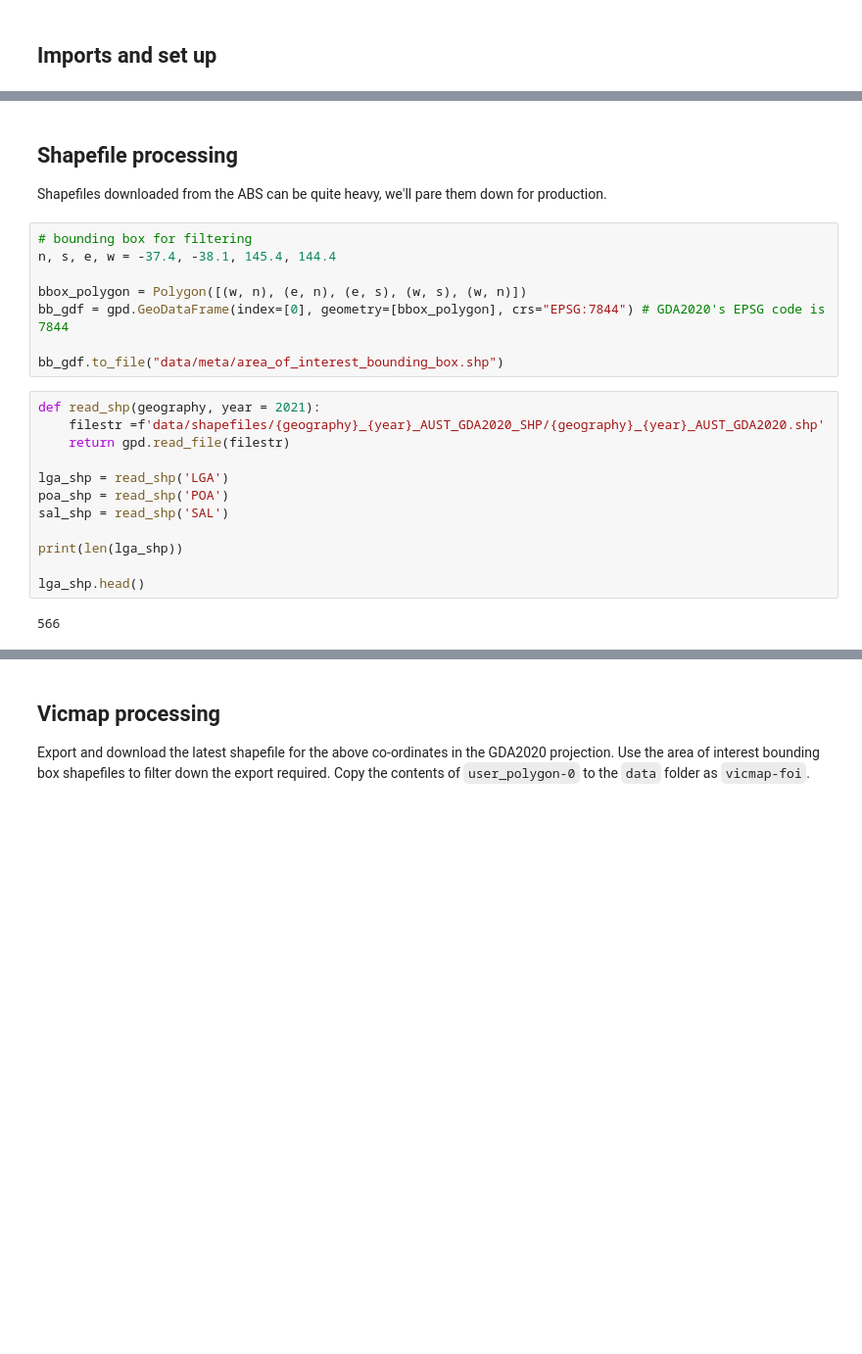
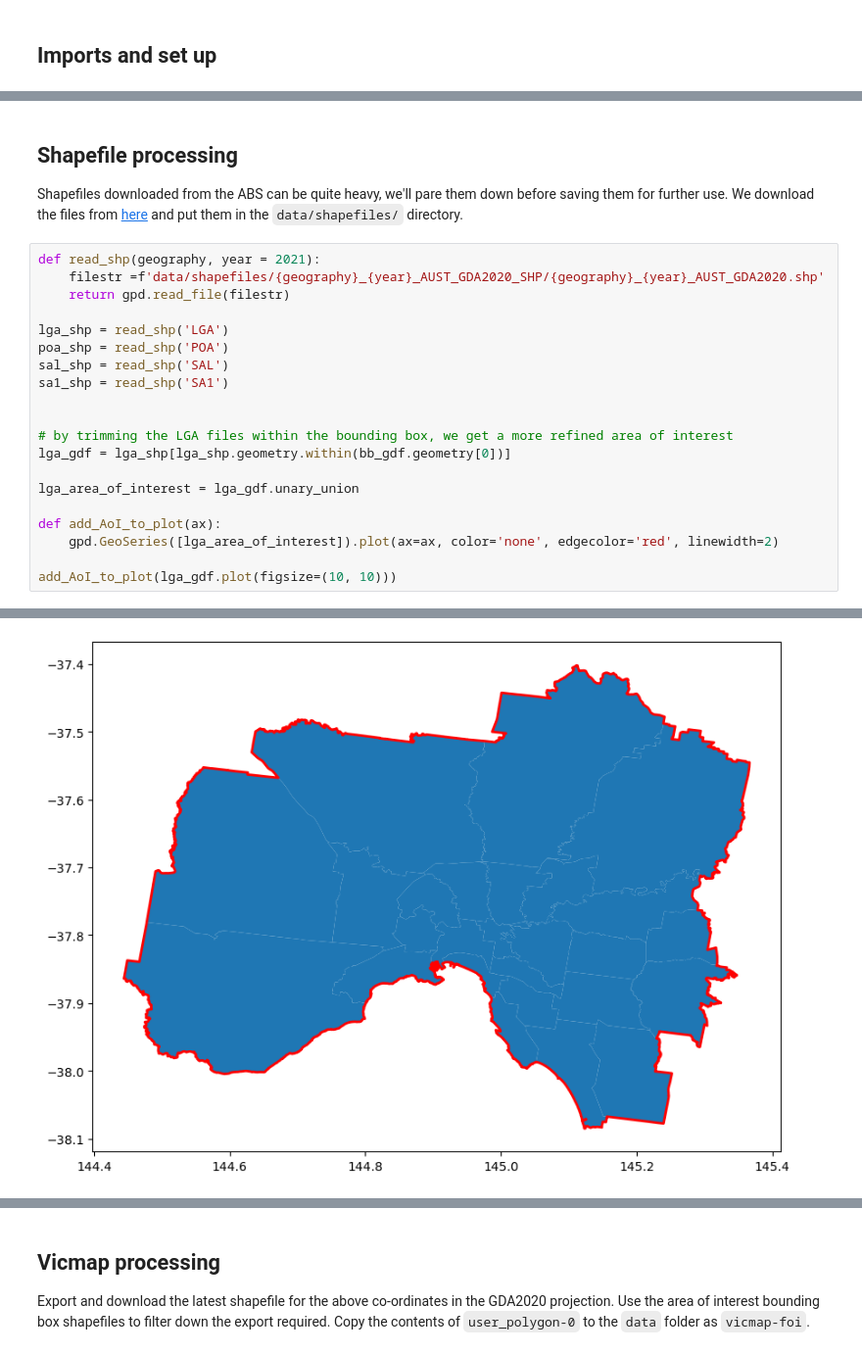
Before and after one commit to tpisel/walkability, a Jupyter notebook: data_ingestion.ipynb, the cells around one changed output, grey strips where cells are left out. Shown at 98% size. Drawn from its saved outputs; the diff is of its cells as text; blank space fills up the shorter version.

```diff
--- a/data_ingestion.ipynb
+++ b/data_ingestion.ipynb
@@ -173,15 +181,7 @@ keys={
 # %% [markdown]
 ## Shapefile processing
 
-Shapefiles downloaded from the ABS can be quite heavy, we'll pare them down for production.
+Shapefiles downloaded from the ABS can be quite heavy, we'll pare them down before saving them for further use. We download the files from [here](https://www.abs.gov.au/statistics/standards/australian-statistical-geography-standard-asgs-edition-3/jul2021-jun2026/access-and-downloads/digital-boundary-files) and put them in the `data/shapefiles/` directory.
-# %%
-# bounding box for filtering
-n, s, e, w = -37.4, -38.1, 145.4, 144.4
-
-bbox_polygon = Polygon([(w, n), (e, n), (e, s), (w, s), (w, n)])
-bb_gdf = gpd.GeoDataFrame(index=[0], geometry=[bbox_polygon], crs="EPSG:7844") # GDA2020's EPSG code is 7844
-
-bb_gdf.to_file("data/meta/area_of_interest_bounding_box.shp")
 # %%
 def read_shp(geography, year = 2021):
     filestr =f'data/shapefiles/{geography}_{year}_AUST_GDA2020_SHP/{geography}_{year}_AUST_GDA2020.shp'
@@ -190,9 +190,16 @@ def read_shp(geography, year = 2021):
 lga_shp = read_shp('LGA')
 poa_shp = read_shp('POA')
 sal_shp = read_shp('SAL')
+sa1_shp = read_shp('SA1')
 
-print(len(lga_shp))
 
-lga_shp.head()
+# by trimming the LGA files within the bounding box, we get a more refined area of interest
+lga_gdf = lga_shp[lga_shp.geometry.within(bb_gdf.geometry[0])]
+
+lga_area_of_interest = lga_gdf.unary_union
+
+def add_AoI_to_plot(ax):
+    gpd.GeoSeries([lga_area_of_interest]).plot(ax=ax, color='none', edgecolor='red', linewidth=2)
+
+add_AoI_to_plot(lga_gdf.plot(figsize=(10, 10)))
 # %% [output]
-566
@@ -204,0 +206 @@ lga_shp.head()
+[figure, added]
```
Also changed, not shown: parts of 34 cells of this notebook.
